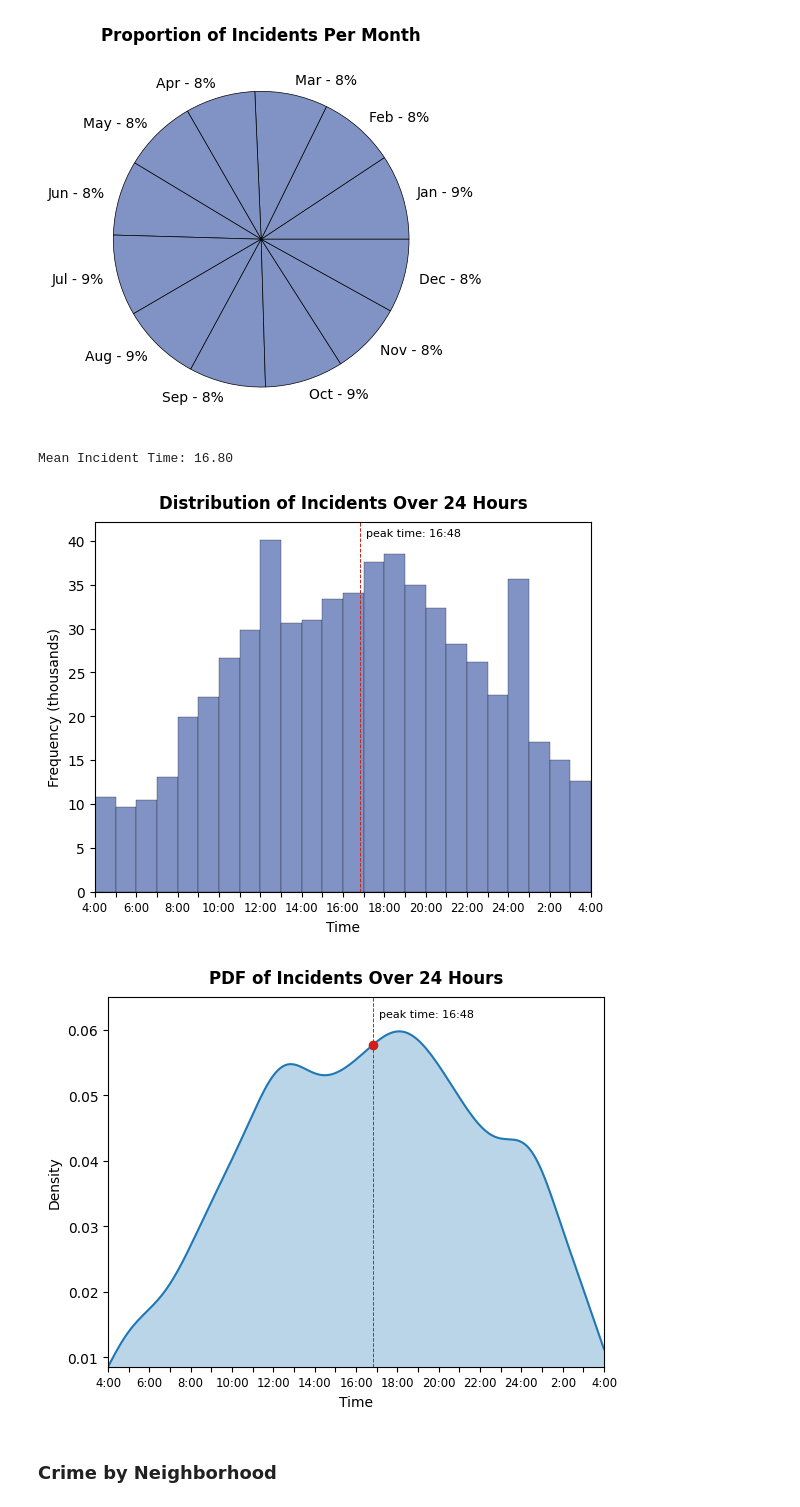
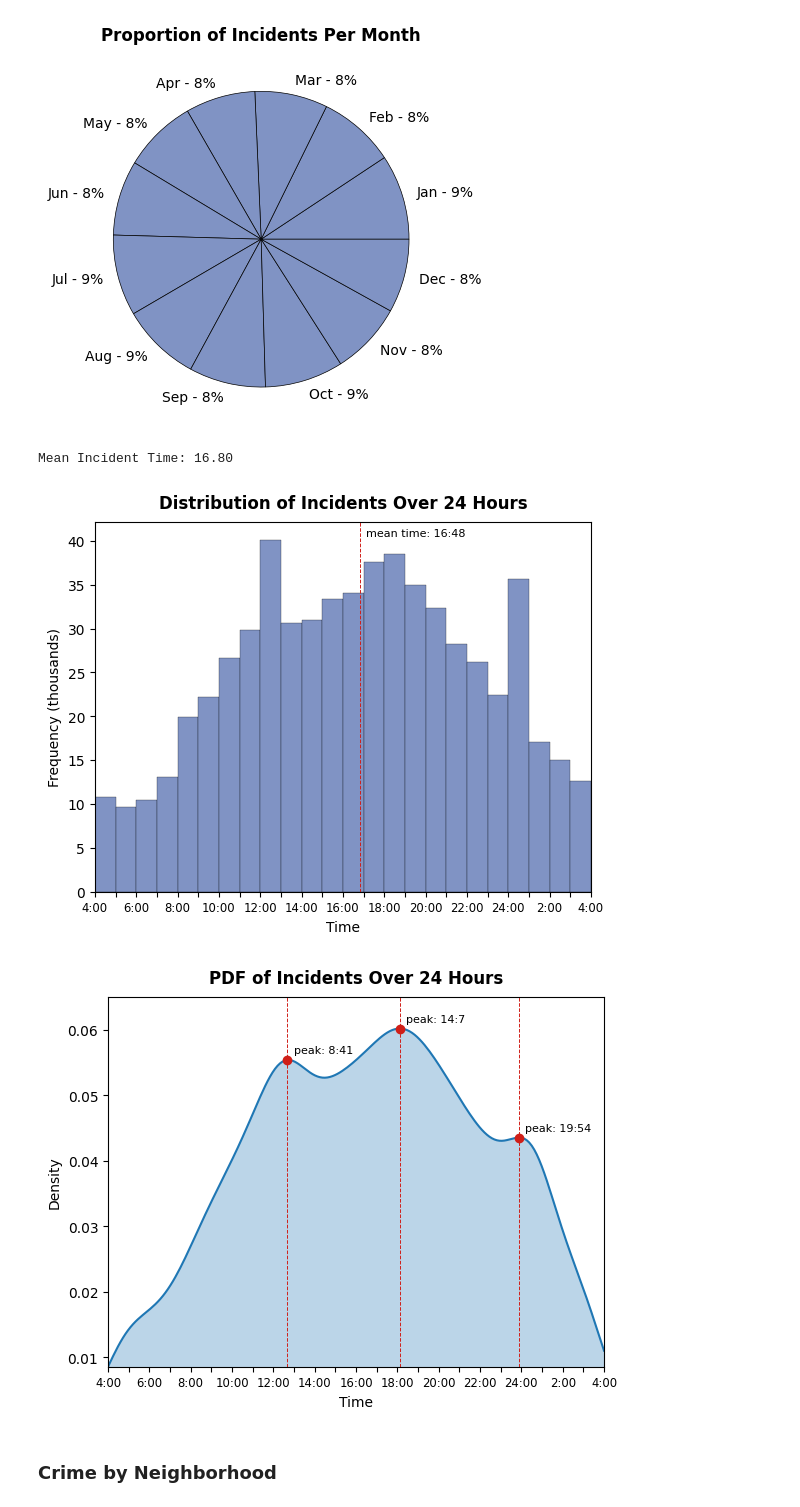
Before and after one commit to rogerwng/SFPD_Crime, a Jupyter notebook: EDA.ipynb, the cells around one changed output. Saved outputs shown, nothing was run; the diff lists cells and outputs as text; code cells hidden in the pictures.

```diff
--- a/EDA.ipynb
+++ b/EDA.ipynb
@@ -634,7 +668,7 @@ for i, label in enumerate(labels):
 plt.bar(bin_centers, np.roll(hist,shift=shift)/1000, width=bin_widths,
         edgecolor='black', linewidth=0.2, color='#8093c4')
 plt.axvline(x=mean_time+shift, color="#d01f18", linestyle='dashed', linewidth=0.7)
-plt.text(mean_time+shift+0.3, 40.5, f'peak time: {int(mean_time)}:{(mean_time%1)*60:.0f}', fontsize=8)
+plt.text(mean_time+shift+0.3, 40.5, f'mean time: {int(mean_time)}:{(mean_time%1)*60:.0f}', fontsize=8)
 
 plt.title('Distribution of Incidents Over 24 Hours', fontweight='bold', pad=10)
 plt.xlabel('Time')
@@ -644,32 +678,44 @@ plt.xlim(0,24)
 plt.show()
 # %% [output]
 Mean Incident Time: 16.80
-[figure, old version]
+[figure, new version]
 # %%
 from scipy.stats import gaussian_kde
 
 hist_values = np.roll(hist,shift=shift)
-kde = gaussian_kde(np.repeat(bin_centers,hist_values), bw_method=0.2)
+kde = gaussian_kde(np.repeat(bin_centers,hist_values), bw_method=0.18)
 x_range = np.linspace(0,24,200)
 pdf = kde(x_range)
 
+# find and plot peak density times
+peaks = []
+for i in range(1,len(pdf)-1):
+    if pdf[i-1] < pdf[i] and pdf[i] > pdf[i+1]:
+        peaks.append((x_range[i],pdf[i]))
+
 plt.plot(x_range, pdf)
 plt.fill_between(x_range, pdf, alpha=0.3)
-plt.axvline(x=mean_time+shift, color="#d01f18", linestyle='dashed', linewidth=0.7)
-plt.text(mean_time+shift+0.3, 0.062, f'peak time: {int(mean_time)}:{(mean_time%1)*60:.0f}', fontsize=8)
-plt.scatter(mean_time+shift, pdf[int((mean_time+shift)/(24/200))], zorder=3, color="#d01f18")
+for x, y in peaks:
+    peak_time = x
+    peak_time = f'{int(peak_time)}:{(peak_time%1)*60:.0f}'
+    plt.axvline(x=x, color="#d01f18", linestyle='dashed', linewidth=0.7)
+    plt.scatter(x, y, zorder=3, color='#d01f18')
+    plt.text(x+0.3, y+0.001, f'peak: {peak_time}', fontsize=8)
+#plt.axvline(x=mean_time+shift, color="#d01f18", linestyle='dashed', linewidth=0.7)
+#plt.text(mean_time+shift+0.3, 0.062, f'mean time: {int(mean_time)}:{(mean_time%1)*60:.0f}', fontsize=8)
+#plt.scatter(mean_time+shift, pdf[int((mean_time+shift)/(24/200))], zorder=3, color="#d01f18")
 
 plt.xticks(ticks, labels=labels, fontsize='small')
 plt.xlim(min(x_range), max(x_range))
 plt.ylim(min(pdf),0.065)
 
 plt.title('PDF of Incidents Over 24 Hours', fontweight='bold', pad=10)
 
 plt.xlabel('Time')
 plt.ylabel('Density')
 plt.show()
 # %% [output]
-[figure, old version]
+[figure, new version]
 # %% [markdown]
 ### Crime by Neighborhood
 # %%
```
Also changed, not shown: parts of 5 cells of this notebook, 4 other files.
